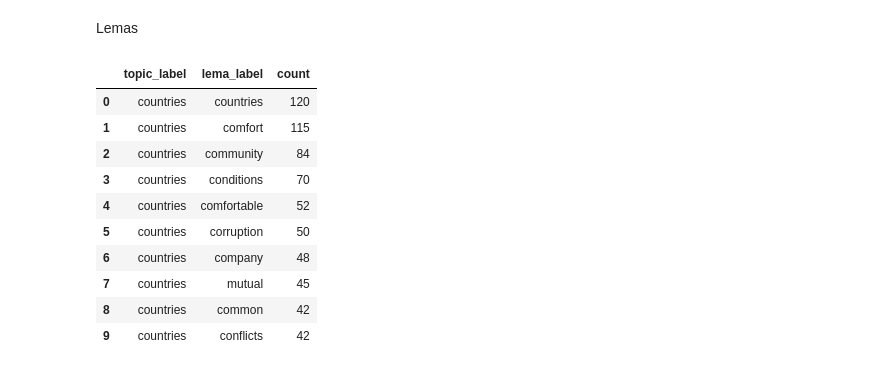
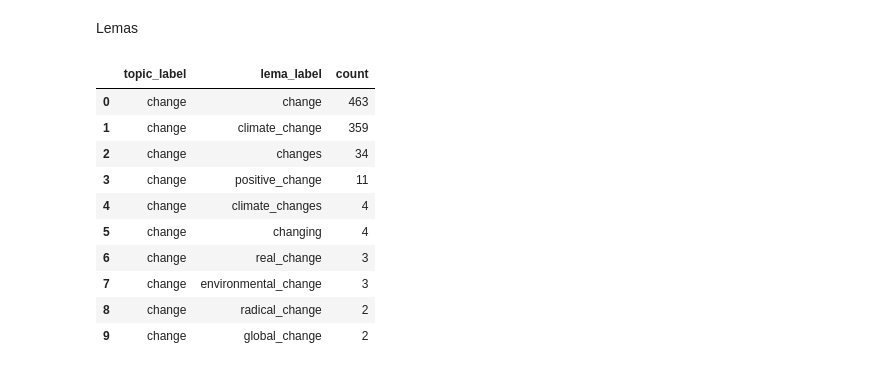
Before and after one commit to cyrilvincent/youth_talk, a Jupyter notebook: youth_talk_1/topics.ipynb, the cells around one changed output. Drawn from its saved outputs; the diff is of its cells as text; code cells hidden in the pictures.

```diff
--- a/youth_talk_1/topics.ipynb
+++ b/youth_talk_1/topics.ipynb
@@ -21,7 +21,7 @@ print(config.connection_string)
 postgresql://postgres:sa@localhost:5432/yt1
 # %%
 question_nb=12
-mode="textrank"
+mode="gpt-4o-mini"
 # %% [markdown]
 Most used topics
 # %%
@@ -45,21 +45,21 @@ df
 # %% [markdown]
 Lemas
 # %%
-topic = "comfort"
+topic = "change"
 df = service.get_lemas(topic, mode)
 df.head(10)
 # %% [output]
 |  | topic_label | lema_label | count |
-| 0 | countries | countries | 120 |
-| 1 | countries | comfort | 115 |
-| 2 | countries | community | 84 |
-| 3 | countries | conditions | 70 |
-| 4 | countries | comfortable | 52 |
-| 5 | countries | corruption | 50 |
-| 6 | countries | company | 48 |
-| 7 | countries | mutual | 45 |
-| 8 | countries | common | 42 |
-| 9 | countries | conflicts | 42 |
+| 0 | change | change | 463 |
+| 1 | change | climate_change | 359 |
+| 2 | change | changes | 34 |
+| 3 | change | positive_change | 11 |
+| 4 | change | climate_changes | 4 |
+| 5 | change | changing | 4 |
+| 6 | change | real_change | 3 |
+| 7 | change | environmental_change | 3 |
+| 8 | change | radical_change | 2 |
+| 9 | change | global_change | 2 |
 # %%
 topic = "peace"
 df = service.get_lemas(topic, mode)
```
Also changed, not shown: parts of 1 cell of this notebook, 11 other files.
